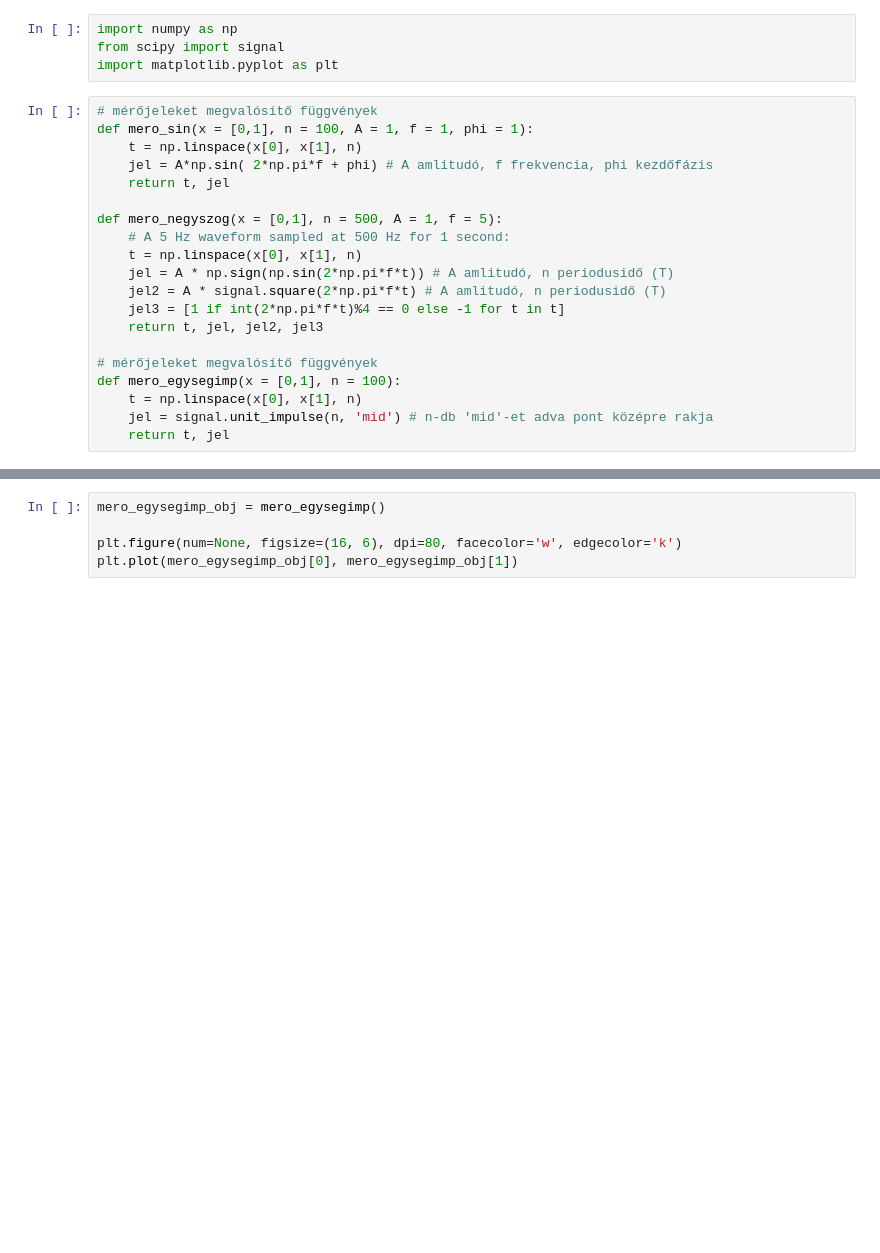
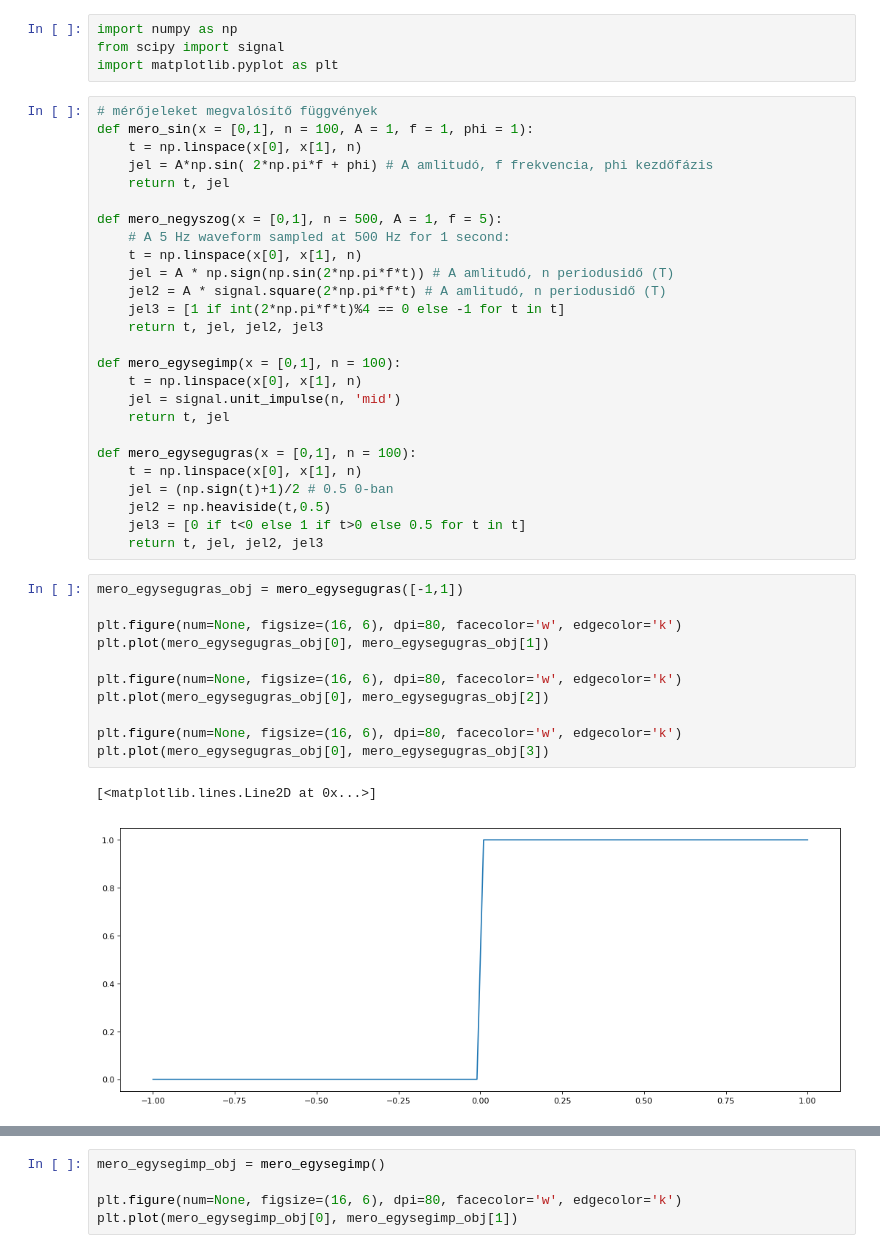
Before and after one commit to Tominano/Numerical-methods-of-physics-II, a Jupyter notebook: 3_feladatsor/3_feladat_Kapolcs.ipynb, the cells around one changed output, grey strips where cells are left out. Saved outputs shown, nothing was run; the diff lists cells and outputs as text; blank space fills up the shorter version.

Commit message:
3/1 heaviside

```diff
--- a/3_feladatsor/3_feladat_Kapolcs.ipynb
+++ b/3_feladatsor/3_feladat_Kapolcs.ipynb
@@ -209,8 +209,28 @@ def mero_negyszog(x = [0,1], n = 500, A = 1, f = 5):
     jel3 = [1 if int(2*np.pi*f*t)%4 == 0 else -1 for t in t]
     return t, jel, jel2, jel3
 
-# mérőjeleket megvalósítő függvények
 def mero_egysegimp(x = [0,1], n = 100):
     t = np.linspace(x[0], x[1], n)
-    jel = signal.unit_impulse(n, 'mid') # n-db 'mid'-et adva pont középre rakja
+    jel = signal.unit_impulse(n, 'mid')
     return t, jel
+
+def mero_egysegugras(x = [0,1], n = 100):
+    t = np.linspace(x[0], x[1], n)
+    jel = (np.sign(t)+1)/2 # 0.5 0-ban
+    jel2 = np.heaviside(t,0.5)
+    jel3 = [0 if t<0 else 1 if t>0 else 0.5 for t in t]
+    return t, jel, jel2, jel3
+# %%
+mero_egysegugras_obj = mero_egysegugras([-1,1])
+
+plt.figure(num=None, figsize=(16, 6), dpi=80, facecolor='w', edgecolor='k')
+plt.plot(mero_egysegugras_obj[0], mero_egysegugras_obj[1])
+
+plt.figure(num=None, figsize=(16, 6), dpi=80, facecolor='w', edgecolor='k')
+plt.plot(mero_egysegugras_obj[0], mero_egysegugras_obj[2])
+
+plt.figure(num=None, figsize=(16, 6), dpi=80, facecolor='w', edgecolor='k')
+plt.plot(mero_egysegugras_obj[0], mero_egysegugras_obj[3])
+# %% [output]
+[<matplotlib.lines.Line2D at 0x...>]
+[figure, added]
```
Also changed, not shown: parts of 1 cell of this notebook.
